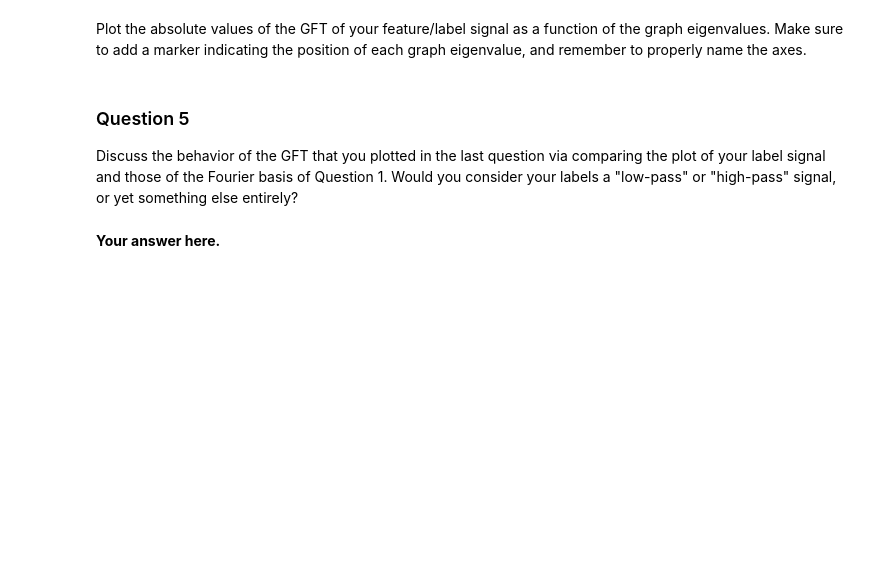
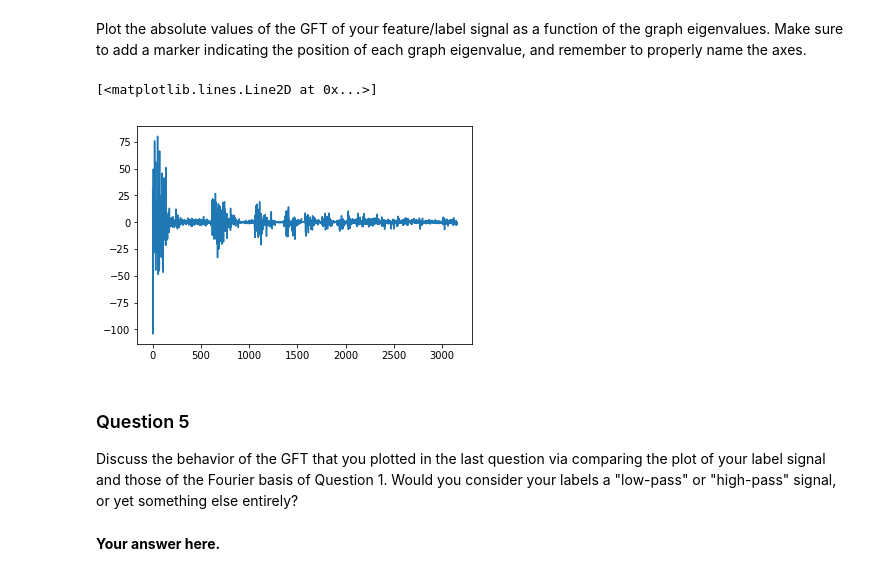
Before and after one commit to rusucosmin/ntp, a Jupyter notebook: 4_graph_signal_processing.ipynb, the cells around one changed output. Saved outputs shown, nothing was run; the diff lists cells and outputs as text; code cells hidden in the pictures; blank space fills up the shorter version.

```diff
--- a/4_graph_signal_processing.ipynb
+++ b/4_graph_signal_processing.ipynb
@@ -180,10 +188,10 @@ What can you observe in terms of local variations when comparing the basis vecto
 Implement a function that returns the Graph Fourier Transform (GFT) of a given vector $x \in \mathbb{R}^{N},$ with respect to your graph, and a function that computes the corresponding inverse GFT (iGFT).
 # %%
 def GFT(x):
-    return np.fft(x)# Your code here.
+    return U.T @ x
 
 def iGFT(x):
-    return np.ifft(x)# Your code here.
+    return U @ x
 # %% [markdown]
 ### Question 4
 
@@ -208,3 +219,12 @@ Plot the absolute values of the GFT of your feature/label signal as a function o
+# %%
+# Plot our features as eigenvalues functions
+#features_a = features.Timezone.map(get_labels)
+features_a = np.array(features.Timezone)
+features_a = features_a[mask_largest_component>0]
+plt.plot(GFT(features_a))
+# %% [output]
+[<matplotlib.lines.Line2D at 0x...>]
+[figure, added]
 # %% [markdown]
 ### Question 5
 
```
Also changed, not shown: parts of 8 cells of this notebook.
